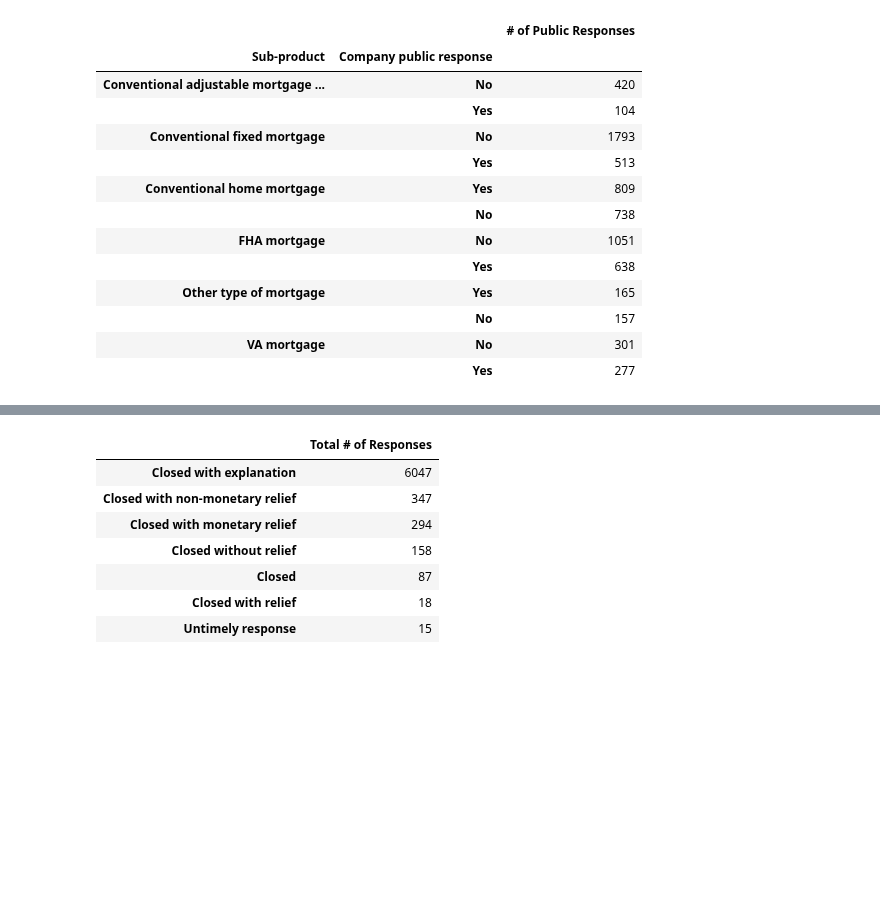
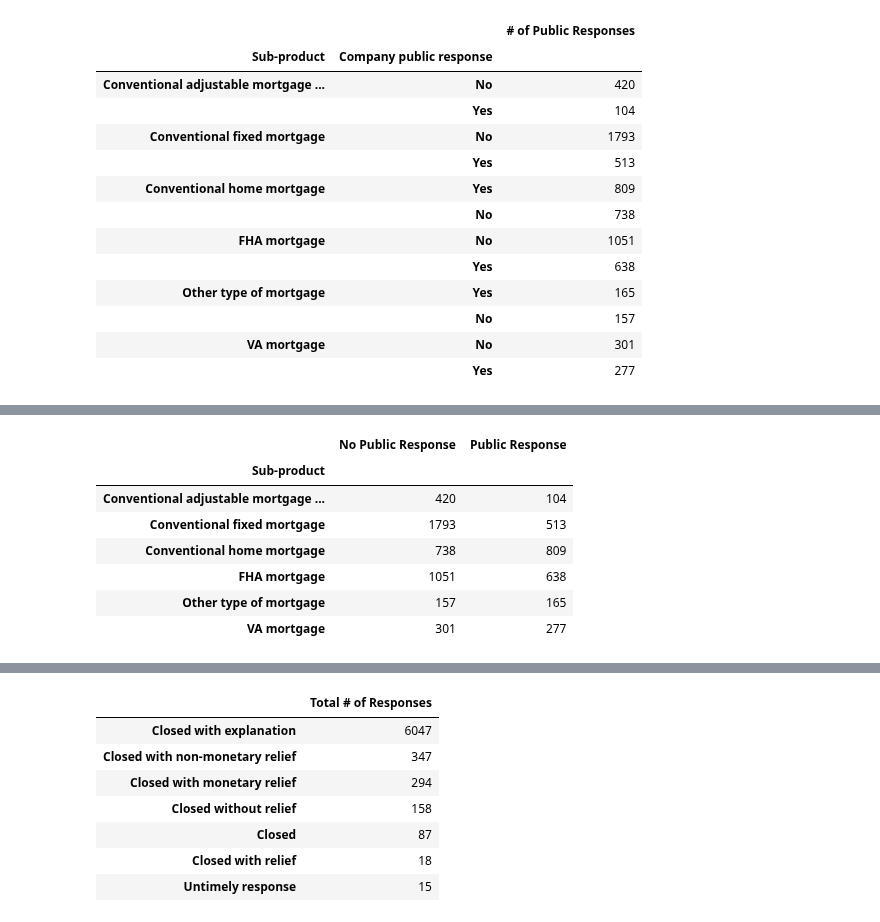
Before and after one commit to carlosvalenciano/Customer-Complaints, a Jupyter notebook: customer-complaints.ipynb, the cells around one changed output, grey strips where cells are left out. Cells and saved outputs as stored; diff of their text form; code cells hidden in the pictures; blank space fills up the shorter version.

```diff
--- a/customer-complaints.ipynb
+++ b/customer-complaints.ipynb
@@ -196,0 +170,4 @@ imortg_grouped_res_df
+# %%
+# What mortgage with which Company responses to consumers that ARE Public and the issues they had and the count of those issues.
+company_response_Y_df = Yes_response_df.groupby(["Sub-product","Company response to consumer"])["Issue"].value_counts()
+company_response_Y_df
@@ -196,0 +223,4 @@ imortg_grouped_res_df
+# %%
+# What mortgage with which Company responses to consumers that were NOT public and the issues they had and the count of those issues.
+company_response_N_df = No_response_df.groupby(["Sub-product","Company response to consumer"])["Issue"].value_counts()
+company_response_N_df
@@ -196,0 +241,17 @@ imortg_grouped_res_df
+# %%
+# Merging all Dataframes of responses counted to plot on a bar graph
+company_merge_df = pd.merge(company_response_N_df, company_response_Y_df, how= 'inner', on="Sub-product")
+merge_df = pd.merge(response_N_df, response_Y_df, how= 'outer', on="Sub-product")
+
+#Renaming columns to be displayed on the legend
+Bar_df = merge_df.rename(columns={"Issue_x": "No Public Response", "Issue_y": "Public Response"})
+Bar_df
+# %% [output]
+|  | No Public Response | Public Response |
+| Sub-product |  |  |
+| Conventional adjustable mortgage ... | 420 | 104 |
+| Conventional fixed mortgage | 1793 | 513 |
+| Conventional home mortgage | 738 | 809 |
+| FHA mortgage | 1051 | 638 |
+| Other type of mortgage | 157 | 165 |
+| VA mortgage | 301 | 277 |
```
Also changed, not shown: parts of 17 cells of this notebook, 1 other file.
